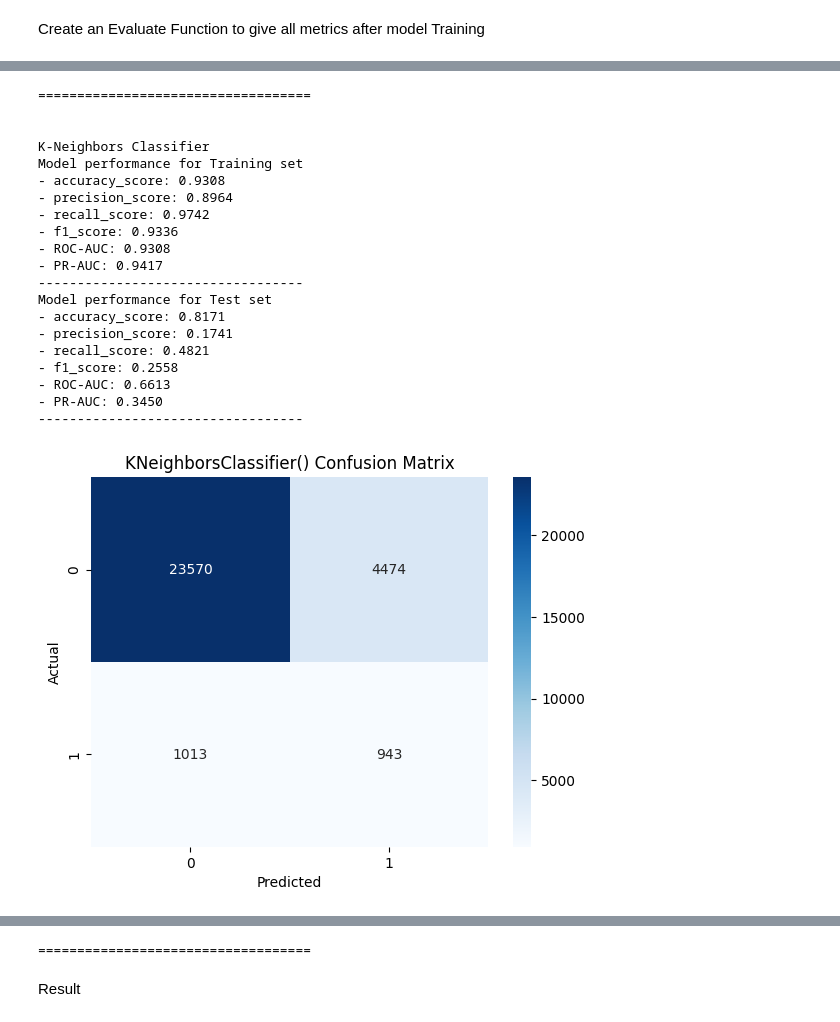
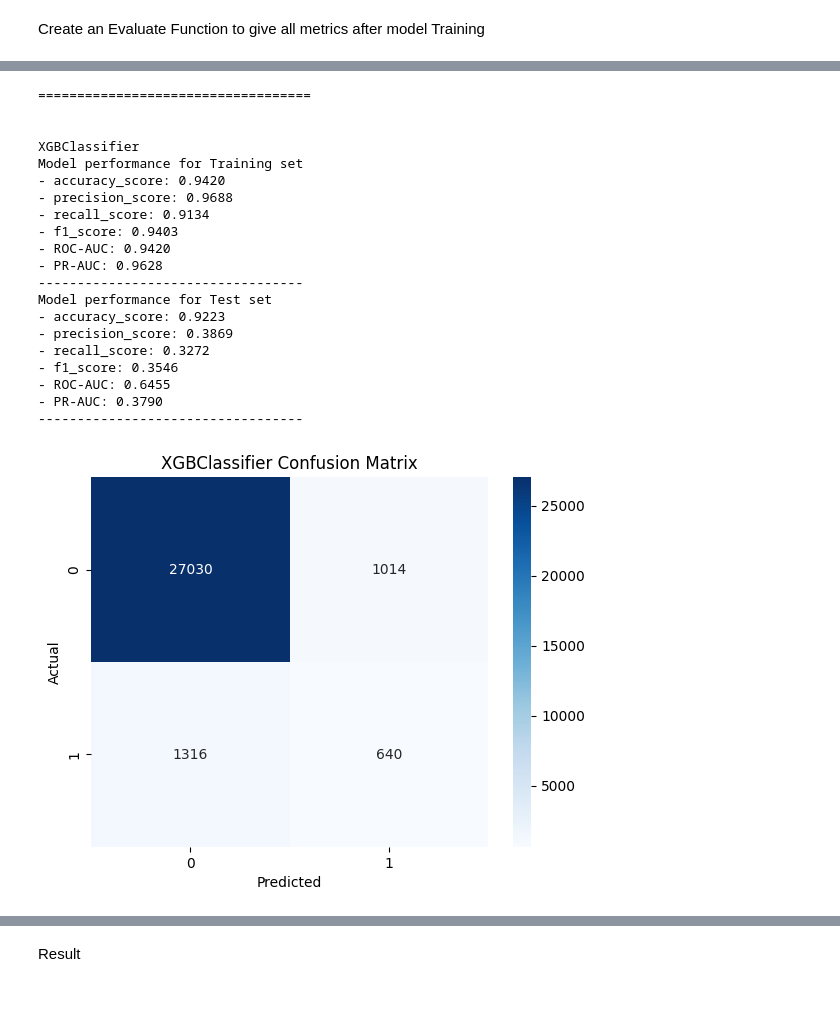
Before and after one commit to anmol7240/credit-scoring-model, a Jupyter notebook: notebook/data/MODEL TRAINING.ipynb, the cells around one changed output, grey strips where cells are left out. Saved outputs shown, nothing was run; the diff lists cells and outputs as text; code cells hidden in the pictures.

```diff
--- a/notebook/data/MODEL TRAINING.ipynb
+++ b/notebook/data/MODEL TRAINING.ipynb
@@ -139,34 +143,41 @@ def evaluate_model(true, predicted):
     return acc, prec, rec, f1, roc, pr_auc
 # %%
 models = {
-    "Logestic Regression": LogisticRegression(),
-    "K-Neighbors Classifier": KNeighborsClassifier(),
-    "Decision Tree": DecisionTreeClassifier(),
-    "Random Forest Classifier": RandomForestClassifier(),
-    "XGBClassifier": XGBClassifier(),
-    "AdaBoost Classifier": AdaBoostClassifier()
+    "Logistic Regression": LogisticRegression(),
+    "XGBClassifier": XGBClassifier()
 }
+
 model_list = []
-roc_list =[]
+roc_list = []
 
 for i in range(len(list(models))):
+
     model = list(models.values())[i]
-    model.fit(X_train_smote, y_train_smote) # Train model
 
-    # Make predictions
+    # Train Model
+    model.fit(X_train_smote, y_train_smote)
+
+    # Predictions
     y_train_pred = model.predict(X_train_smote)
     y_test_pred = model.predict(X_test_scaled)
 
-    # Evaluate Train and Test dataset
-    model_train_acc , model_train_prec, model_train_rec, model_train_f1, model_train_roc, model_train_pr_auc = evaluate_model(y_train_smote, y_train_pred)
+    # Evaluation
+    model_train_acc, model_train_prec, model_train_rec, model_train_f1, model_train_roc, model_train_pr_auc = evaluate_model(
+        y_train_smote,
+        y_train_pred
+    )
 
-    model_test_acc , model_test_prec, model_test_rec, model_test_f1, model_test_roc, model_test_pr_auc = evaluate_model(y_test, y_test_pred)
+    model_test_acc, model_test_prec, model_test_rec, model_test_f1, model_test_roc, model_test_pr_auc = evaluate_model(
+        y_test,
+        y_test_pred
+    )
 
+    model_name = list(models.keys())[i]
 
-    print(list(models.keys())[i])
-    model_list.append(list(models.keys())[i])
+    print(model_name)
+    model_list.append(model_name)
 
-    print('Model performance for Training set')
+    print("Model performance for Training set")
     print("- accuracy_score: {:.4f}".format(model_train_acc))
     print("- precision_score: {:.4f}".format(model_train_prec))
     print("- recall_score: {:.4f}".format(model_train_rec))
@@ -174,26 +185,28 @@ for i in range(len(list(models))):
     print("- ROC-AUC: {:.4f}".format(model_train_roc))
     print("- PR-AUC: {:.4f}".format(model_train_pr_auc))
 
-    print('----------------------------------')
+    print("----------------------------------")
 
-    print('Model performance for Test set')
+    print("Model performance for Test set")
     print("- accuracy_score: {:.4f}".format(model_test_acc))
     print("- precision_score: {:.4f}".format(model_test_prec))
     print("- recall_score: {:.4f}".format(model_test_rec))
     print("- f1_score: {:.4f}".format(model_test_f1))
     print("- ROC-AUC: {:.4f}".format(model_test_roc))
     print("- PR-AUC: {:.4f}".format(model_test_pr_auc))
+
     roc_list.append(model_test_roc)
 
-    print('----------------------------------')
+    print("----------------------------------")
 
     cm = confusion_matrix(y_test, y_test_pred)
+
     sns.heatmap(cm, annot=True, fmt='d', cmap='Blues')
-    plt.title(f"{model} Confusion Matrix")
+    plt.title(f"{model_name} Confusion Matrix")
     plt.xlabel("Predicted")
     plt.ylabel("Actual")
     plt.show()
 
-    print('='*35)
-    print('\n')
+    print("=" * 35)
+    print("\n")
 # %% [output]
@@ -218,22 +231,22 @@ Model performance for Test set
 ===================================
 
 
-K-Neighbors Classifier
+XGBClassifier
 Model performance for Training set
-- accuracy_score: 0.9308
-- precision_score: 0.8964
-- recall_score: 0.9742
-- f1_score: 0.9336
-- ROC-AUC: 0.9308
-- PR-AUC: 0.9417
+- accuracy_score: 0.9420
+- precision_score: 0.9688
+- recall_score: 0.9134
+- f1_score: 0.9403
+- ROC-AUC: 0.9420
+- PR-AUC: 0.9628
 ----------------------------------
 Model performance for Test set
-- accuracy_score: 0.8171
-- precision_score: 0.1741
-- recall_score: 0.4821
-- f1_score: 0.2558
-- ROC-AUC: 0.6613
-- PR-AUC: 0.3450
+- accuracy_score: 0.9223
+- precision_score: 0.3869
+- recall_score: 0.3272
+- f1_score: 0.3546
+- ROC-AUC: 0.6455
+- PR-AUC: 0.3790
 ----------------------------------
-[figure, old version]
+[figure, new version]
 ===================================
@@ -323,4 +253,3 @@ Model performance for Test set
-===================================
 # %% [markdown]
 Result
 # %%
```
Also changed, not shown: parts of 4 cells of this notebook, 10 other files.
